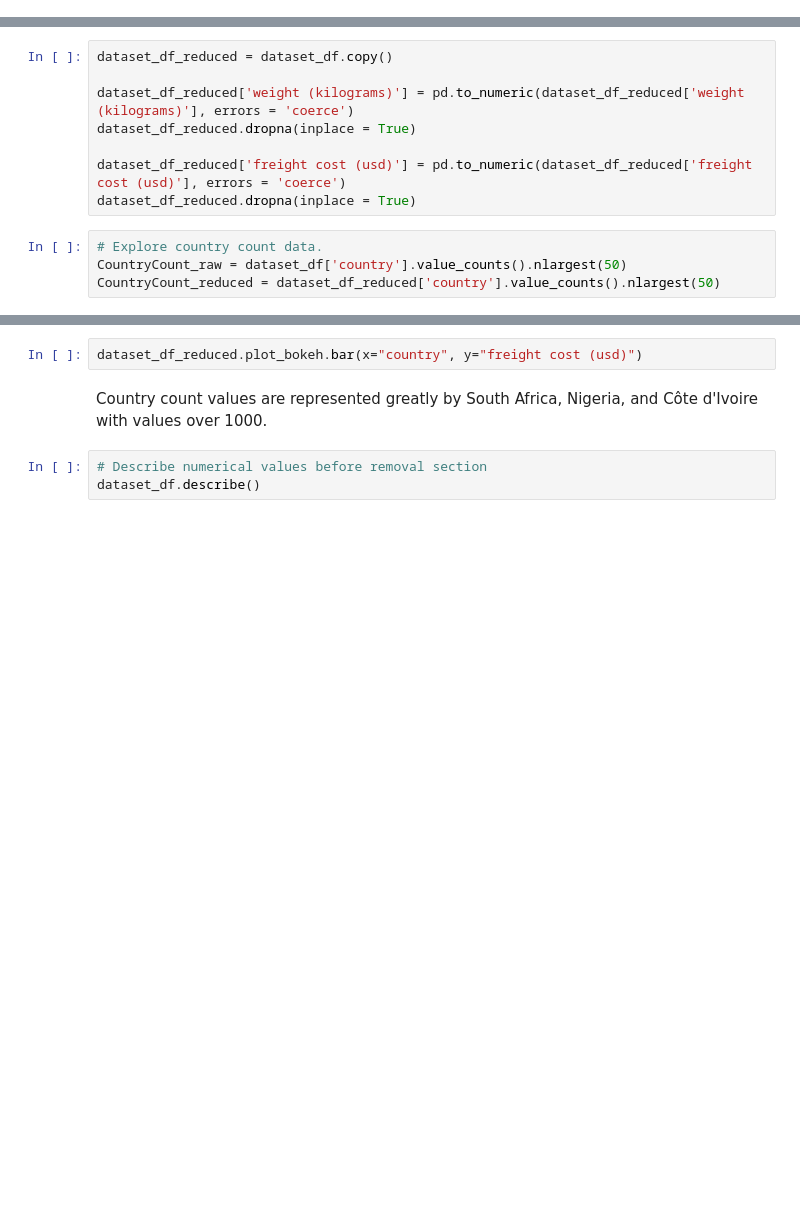
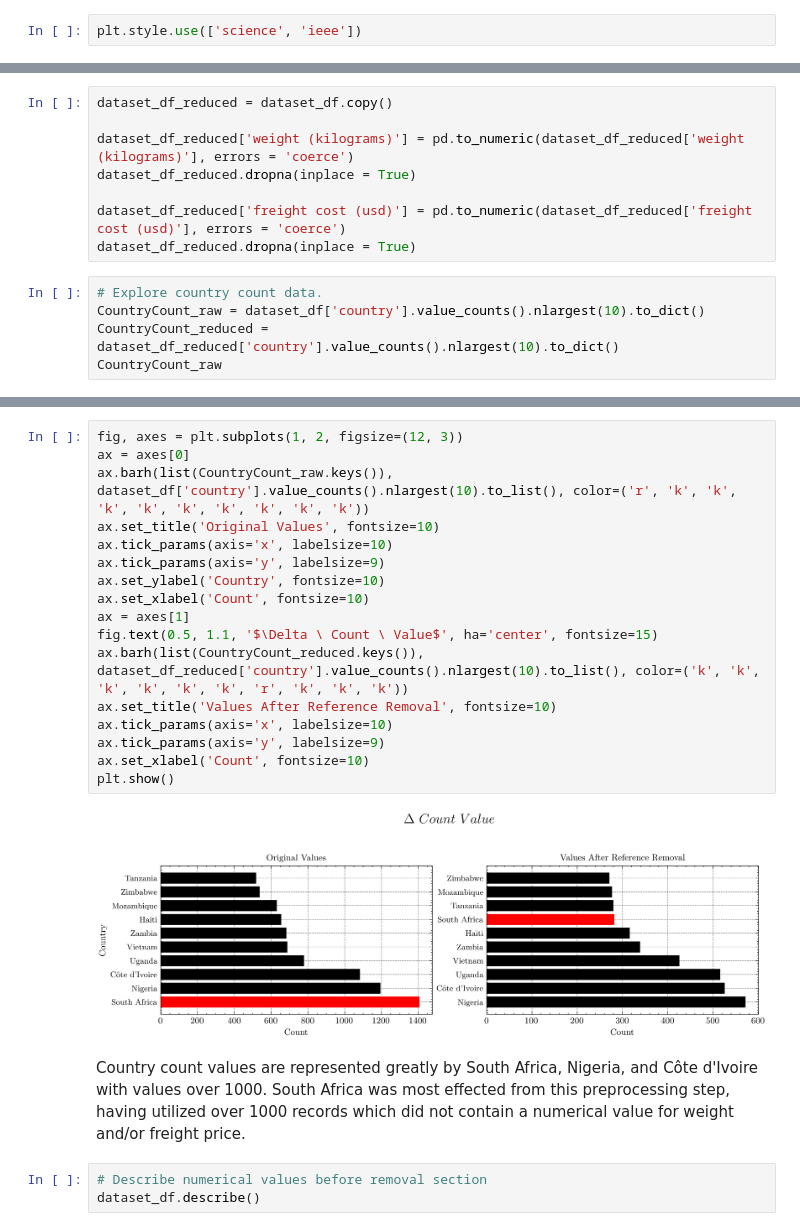
Before and after one commit to UmbertoFasci/Supply-Chain-Pricing, a Jupyter notebook: SupplyChainShipmentPricingPred.ipynb, the cells around one changed output, grey strips where cells are left out. Drawn from its saved outputs; the diff is of its cells as text; blank space fills up the shorter version.

Commit message:
update country-wise preprocessing.

```diff
--- a/SupplyChainShipmentPricingPred.ipynb
+++ b/SupplyChainShipmentPricingPred.ipynb
@@ -26,3 +25,5 @@ print("Found TensorFlow Decision Forests v" + tfdf.__version__)
+# %%
+plt.style.use(['science', 'ieee'])
 # %% [markdown]
 ## Data Collection and Preprocessing
 # %% [markdown]
@@ -45,5 +54,6 @@ dataset_df_reduced['freight cost (usd)'] = pd.to_numeric(dataset_df_reduced['fre
 dataset_df_reduced.dropna(inplace = True)
 # %%
 # Explore country count data.
-CountryCount_raw = dataset_df['country'].value_counts().nlargest(50)
-CountryCount_reduced = dataset_df_reduced['country'].value_counts().nlargest(50)
+CountryCount_raw = dataset_df['country'].value_counts().nlargest(10).to_dict()
+CountryCount_reduced = dataset_df_reduced['country'].value_counts().nlargest(10).to_dict()
+CountryCount_raw
@@ -50,7 +71,24 @@ CountryCount_reduced = dataset_df_reduced['country'].value_counts().nlargest(50)
-# %%
-dataset_df_reduced.plot_bokeh.bar(x="country", y="freight cost (usd)")
+# %%
+fig, axes = plt.subplots(1, 2, figsize=(12, 3))
+ax = axes[0]
+ax.barh(list(CountryCount_raw.keys()), dataset_df['country'].value_counts().nlargest(10).to_list(), color=('r', 'k', 'k', 'k', 'k', 'k', 'k', 'k', 'k', 'k'))
+ax.set_title('Original Values', fontsize=10)
+ax.tick_params(axis='x', labelsize=10)
+ax.tick_params(axis='y', labelsize=9)
+ax.set_ylabel('Country', fontsize=10)
+ax.set_xlabel('Count', fontsize=10)
+ax = axes[1]
+fig.text(0.5, 1.1, '$\Delta \ Count \ Value$', ha='center', fontsize=15)
+ax.barh(list(CountryCount_reduced.keys()), dataset_df_reduced['country'].value_counts().nlargest(10).to_list(), color=('k', 'k', 'k', 'k', 'k', 'k', 'r', 'k', 'k', 'k'))
+ax.set_title('Values After Reference Removal', fontsize=10)
+ax.tick_params(axis='x', labelsize=10)
+ax.tick_params(axis='y', labelsize=9)
+ax.set_xlabel('Count', fontsize=10)
+plt.show()
+# %% [output]
+[figure, added]
 # %% [markdown]
-Country count values are represented greatly by South Africa, Nigeria, and Côte d'Ivoire with values over 1000.
+Country count values are represented greatly by South Africa, Nigeria, and Côte d'Ivoire with values over 1000. South Africa was most effected from this preprocessing step, having utilized over 1000 records which did not contain a numerical value for weight and/or freight price.
 # %%
 # Describe numerical values before removal section
 dataset_df.describe()
```
Also changed, not shown: parts of 4 cells of this notebook.
